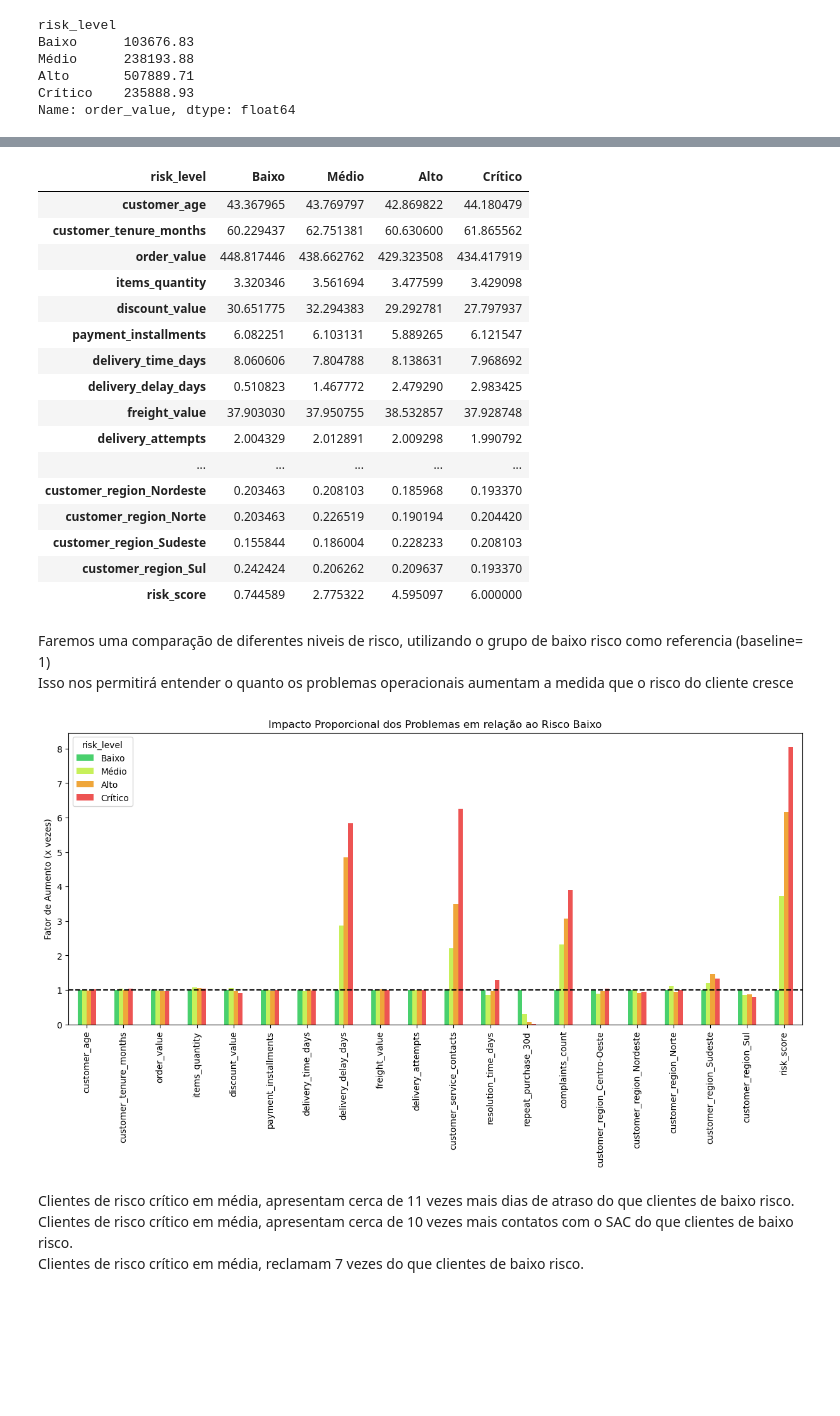
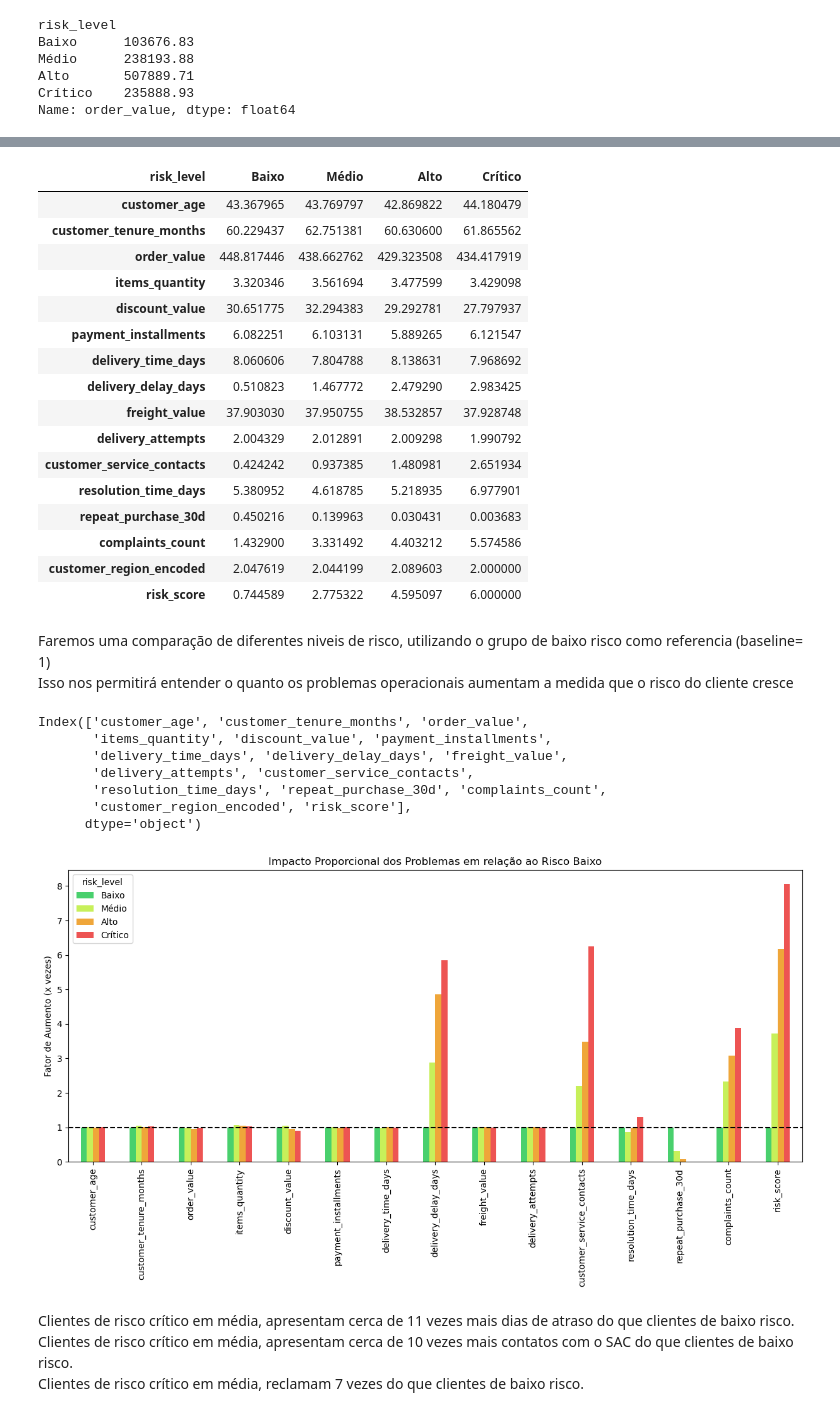
Before and after one commit to LucasRuizMartins/fiap_tech_challenge_01, a Jupyter notebook: notebooks/teach_challenge.ipynb, the cells around one changed output, grey strips where cells are left out. Saved outputs shown, nothing was run; the diff lists cells and outputs as text; code cells hidden in the pictures; blank space fills up the shorter version.

```diff
--- a/notebooks/teach_challenge.ipynb
+++ b/notebooks/teach_challenge.ipynb
@@ -230,11 +252,3 @@ region_cat_1hot
 # %% [output]
 <2500x5 sparse matrix of type '<class 'numpy.float64'>'
         with 2500 stored elements in Compressed Sparse Row format>
-# %%
-df_1hot = pd.DataFrame(
-    region_cat_1hot.toarray(),
-    columns=cat_encoder.get_feature_names_out(['customer_region']),
-    index=df_nps.index
-)
-
-df_nps = pd.concat([df_nps, df_1hot], axis=1).drop('customer_region', axis=1)
@@ -240,0 +257,7 @@ df_nps = pd.concat([df_nps, df_1hot], axis=1).drop('customer_region', axis=1)
+# %%
+# Transformando a coluna em categoria e extraindo o código numérico
+df_nps['customer_region_encoded'] = df_nps['customer_region'].astype('category').cat.codes
+
+region_mapping = dict(enumerate(df_nps['customer_region'].astype('category').cat.categories))
+df_nps.drop(columns=['customer_region'], axis=1, inplace=True)
+print(f"Mapeamento: {region_mapping}")
@@ -241,3 +266,5 @@ df_nps = pd.concat([df_nps, df_1hot], axis=1).drop('customer_region', axis=1)
+# %%
+df_nps['nps_score'] = np.round(df_nps["nps_score"])
 # %%
 df_nps.head(2)
 # %% [output]
@@ -680,11 +713,7 @@ df_perfil = df_nps[['customer_age',
                     'resolution_time_days',
                     'repeat_purchase_30d',
                     'complaints_count',
-                    'customer_region_Centro-Oeste',
-                    'customer_region_Nordeste',
-                    'customer_region_Norte',
-                    'customer_region_Sudeste',
-                    'customer_region_Sul',
+                    'customer_region_encoded',
                     'risk_score',
                     'risk_level']
                 ]
@@ -704,25 +733,37 @@ perfil.T
 | delivery_delay_days | 0.510823 | 1.467772 | 2.479290 | 2.983425 |
 | freight_value | 37.903030 | 37.950755 | 38.532857 | 37.928748 |
 | delivery_attempts | 2.004329 | 2.012891 | 2.009298 | 1.990792 |
-| ... | ... | ... | ... | ... |
-| customer_region_Nordeste | 0.203463 | 0.208103 | 0.185968 | 0.193370 |
-| customer_region_Norte | 0.203463 | 0.226519 | 0.190194 | 0.204420 |
-| customer_region_Sudeste | 0.155844 | 0.186004 | 0.228233 | 0.208103 |
-| customer_region_Sul | 0.242424 | 0.206262 | 0.209637 | 0.193370 |
+| customer_service_contacts | 0.424242 | 0.937385 | 1.480981 | 2.651934 |
+| resolution_time_days | 5.380952 | 4.618785 | 5.218935 | 6.977901 |
+| repeat_purchase_30d | 0.450216 | 0.139963 | 0.030431 | 0.003683 |
+| complaints_count | 1.432900 | 3.331492 | 4.403212 | 5.574586 |
+| customer_region_encoded | 2.047619 | 2.044199 | 2.089603 | 2.000000 |
 | risk_score | 0.744589 | 2.775322 | 4.595097 | 6.000000 |
 # %% [markdown]
 Faremos uma comparação de diferentes niveis de risco, utilizando o grupo de baixo risco como referencia (baseline= 1) <br>
 Isso nos permitirá entender o quanto os problemas operacionais aumentam a medida que o risco do cliente cresce
+# %%
+perfil.columns
+# %% [output]
+Index(['customer_age', 'customer_tenure_months', 'order_value',
+       'items_quantity', 'discount_value', 'payment_installments',
+       'delivery_time_days', 'delivery_delay_days', 'freight_value',
+       'delivery_attempts', 'customer_service_contacts',
+       'resolution_time_days', 'repeat_purchase_30d', 'complaints_count',
+       'customer_region_encoded', 'risk_score'],
+      dtype='object')
 # %%
+cores_temperatura = ['#49D06D', '#C7F05A', '#EFA63A', '#ED5453']
 perfil_relativo = perfil / perfil.loc['Baixo']
+perfil_relativo = perfil_relativo.drop(columns=['customer_region_encoded'])
 
-ax = perfil_relativo.T.plot(kind='bar', figsize=(15, 6), color=minhas_cores)
+ax = perfil_relativo.T.plot(kind='bar', figsize=(15, 6), color=cores_temperatura)
 plt.axhline(y=1, color='black', linestyle='--', label='Base (Risco Baixo)')
 plt.title('Impacto Proporcional dos Problemas em relação ao Risco Baixo')
 plt.ylabel('Fator de Aumento (x vezes)')
 plt.show()
 # %% [output]
-[figure, old version]
+[figure, new version]
 # %% [markdown]
 Clientes de risco crítico em média, apresentam cerca de 11 vezes mais dias de atraso do que clientes de baixo risco. <br>
 Clientes de risco crítico em média, apresentam cerca de 10 vezes mais contatos com o SAC do que clientes de baixo risco. <br>
```
Also changed, not shown: parts of 84 cells of this notebook, 6 other files.
